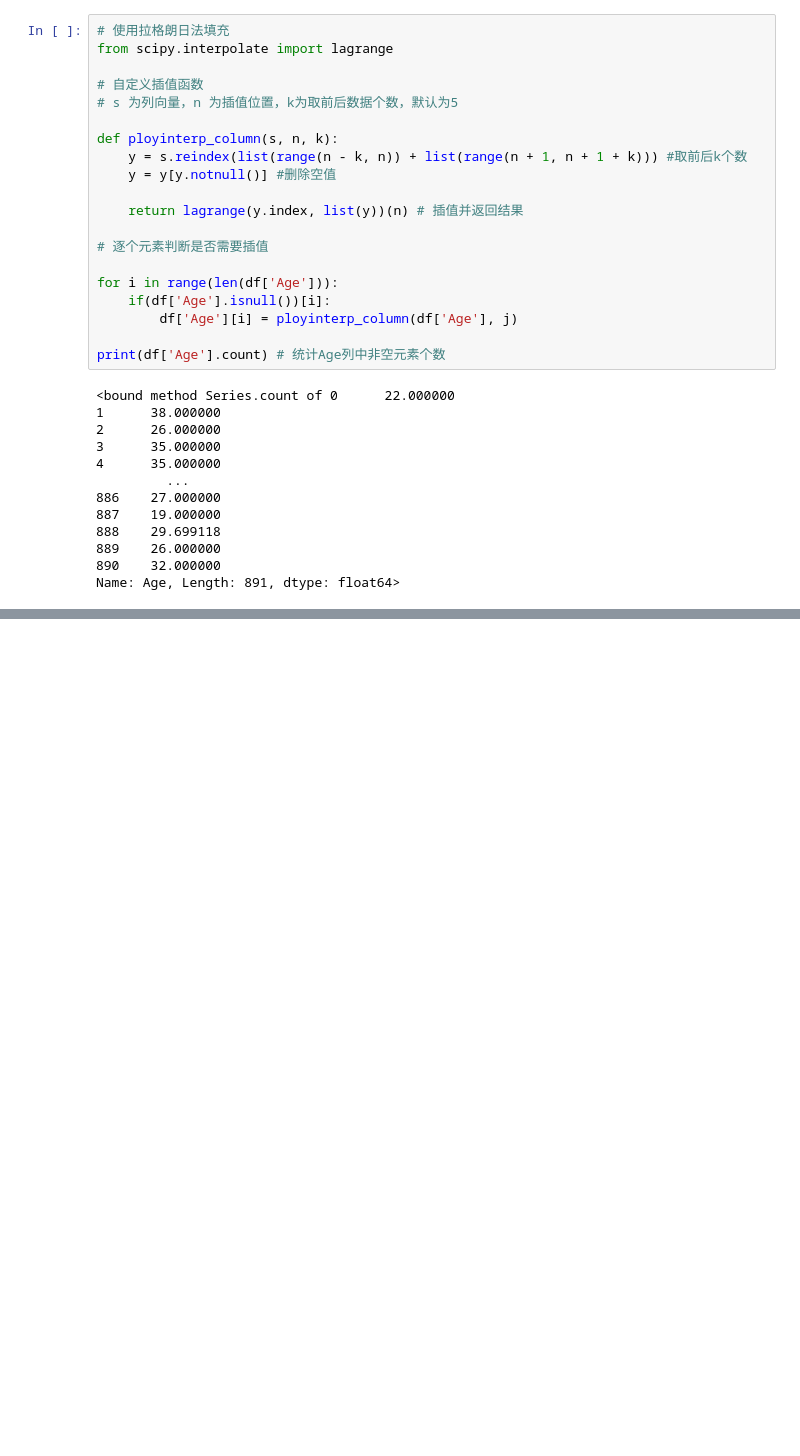
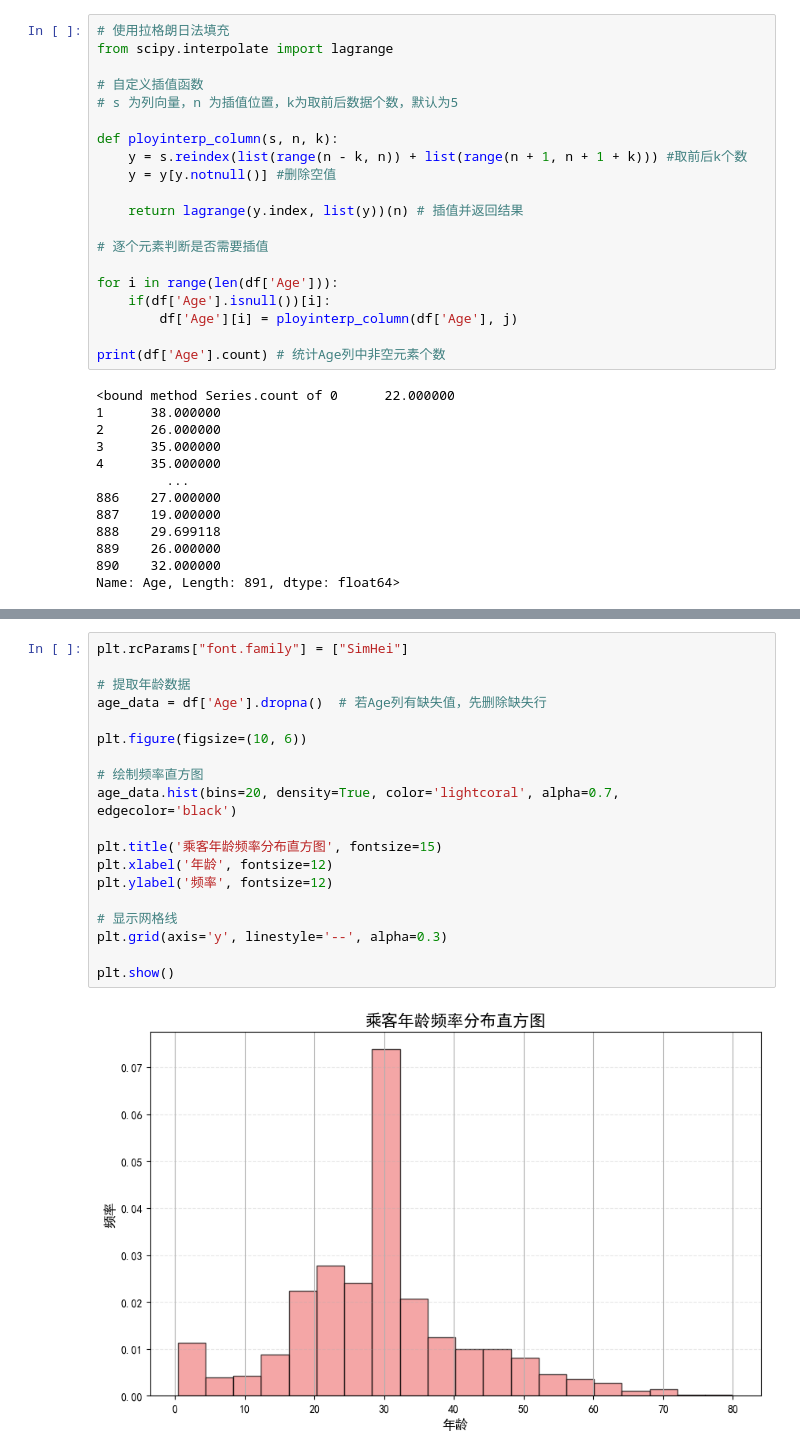
Before and after one commit to Austoin/Data_Analysis_Excavation_Cqust, a Jupyter notebook: 实验2/main.ipynb, the cells around one changed output, grey strips where cells are left out. Cells and saved outputs as stored; diff of their text form; blank space fills up the shorter version.

```diff
--- a/实验2/main.ipynb
+++ b/实验2/main.ipynb
@@ -178,0 +293,21 @@ dtype: int64
+# %%
+plt.rcParams["font.family"] = ["SimHei"]
+
+# 提取年龄数据
+age_data = df['Age'].dropna()  # 若Age列有缺失值，先删除缺失行
+
+plt.figure(figsize=(10, 6))
+
+# 绘制频率直方图
+age_data.hist(bins=20, density=True, color='lightcoral', alpha=0.7, edgecolor='black')
+
+plt.title('乘客年龄频率分布直方图', fontsize=15)
+plt.xlabel('年龄', fontsize=12)
+plt.ylabel('频率', fontsize=12)
+
+# 显示网格线
+plt.grid(axis='y', linestyle='--', alpha=0.3)
+
+plt.show()
+# %% [output]
+[figure, added]
```
Also changed, not shown: parts of 14 cells of this notebook, 3 other files.
